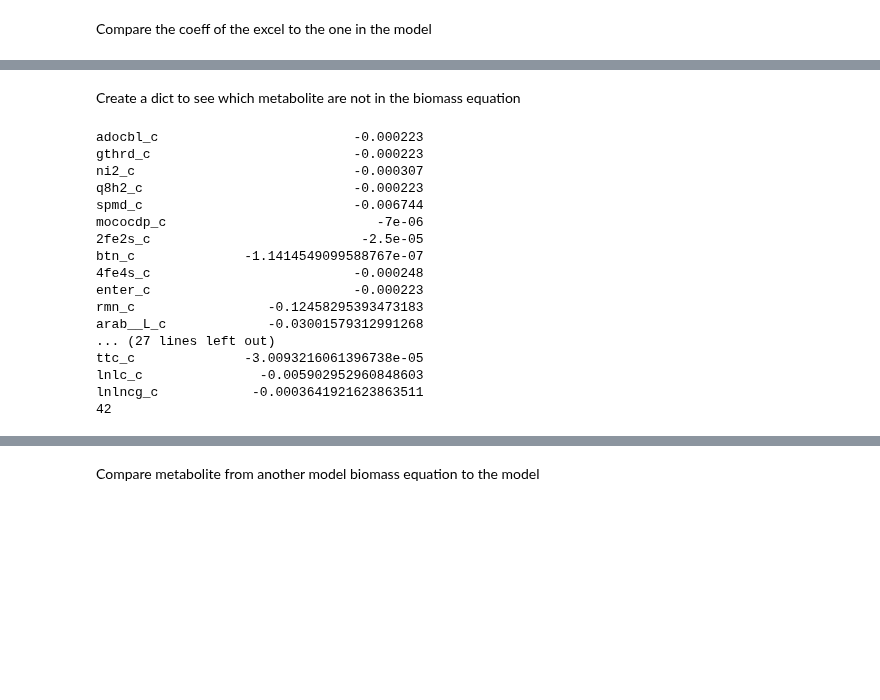
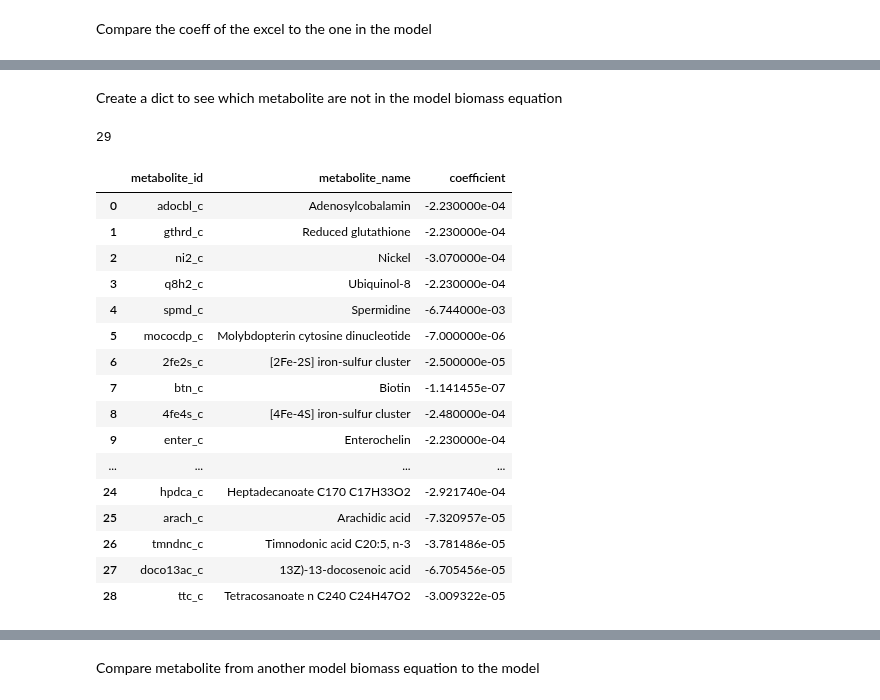
Before and after one commit to AzizBenA/iABA974_SoF1_GEM, a Jupyter notebook: Model/Model manipulation.ipynb, the cells around one changed output, grey strips where cells are left out. Cells and saved outputs as stored; diff of their text form; code cells hidden in the pictures; blank space fills up the shorter version.

```diff
--- a/Model/Model manipulation.ipynb
+++ b/Model/Model manipulation.ipynb
@@ -556,7 +677,7 @@ excel_data_charge
 # %% [markdown]
 ### Change formula of metabolite
 # %%
-metabolite_id = 'octadecacid_c'
+metabolite_id = 'Cytochrome b5 Synthesis:'
 metabolite = used_model.metabolites.get_by_id(metabolite_id)
 initial_formula = metabolite.formula
 metabolite.formula = 'C18H43O10'
@@ -638,7 +759,7 @@ EX_etoh_e
 0.0
 # %%
 # change bounds of the exchange reactions
-for element in reac:
+for element in reaction:
     reaction = copy_of_model.reactions.get_by_id(element)
     for metabolite, coefficient in reaction.metabolites.items():
         print(reaction.name)
@@ -669,7 +790,7 @@ Secretion
 # %% [markdown]
 Updating the coefficient and adding metabolites from the Solar Food Biomass Equation
 # %%
-file_path = 'C:\\Users\\adam-1y9pxi6q95ggpmx\\Documents\\PhD\\Data\\Models\\Manual Curation\\Biomass_equation.xlsx'
+file_path = 'C:\\Users\\adam-1y9pxi6q95ggpmx\\Documents\\PhD\\10-19 Research\\11 Data\\11.09 Models\\Manual Curation\\Biomass Equation\\Biomass_equation.xlsx'
 # Read Excel files into DataFrames
 pd_biomass = pd.read_excel(file_path)
 pd_biomass
@@ -725,11 +821,12 @@ for element in pd_biomass.Biomass_equation:
             # Get the value of the 'normalized_mmol/g' column for the current metabolite
             normalized_mmol_g = pd_biomass.loc[pd_biomass['Biomass_equation'] == element, 'normalized_mmol/g'].values[0]
             print(f'The metabolite from the solar food BE = {element} coefficient {normalized_mmol_g}')
-            print(f'The metabolite from the model = {metabolite.id} coefficient {coefficient}')
+            print(f'The metabolite from the model = {metabolite.id} initial coefficient {coefficient}')
             initial_coefficient = coefficient
             # Update the coefficient of the metabolite in the reaction
             reaction.add_metabolites({metabolite: normalized_mmol_g}, combine=False)
-            print(f'The coefficient was updated {initial_coefficient} ------> {coefficient}')
+            updated_coefficient = reaction.metabolites[metabolite]  # Get the updated coefficient
+            print(f'The coefficient was updated {initial_coefficient} ------> {updated_coefficient}')
             i += 1
             solution = copy_of_model.slim_optimize()
             print(solution)
@@ -789,35 +886,45 @@ pe160_p
 # %% [markdown]
-Create a dict to see which metabolite are not in the biomass equation
+Create a dict to see which metabolite are not in the model biomass equation
 # %%
-metabolite_not_found = {}
+df_met_notfound = pd.DataFrame(columns=['metabolite_id','metabolite_name','coefficient'])
+metabolomic_data = []
 i = 0
 reaction = copy_of_model.reactions.get_by_id('Growth')
 for element in pd_biomass.Biomass_equation:
     found = False
     for metabolite, coefficient in reaction.metabolites.items():
         if element == metabolite.id:
             found = True
     if not found:
         normalized_mmol_g = pd_biomass.loc[pd_biomass['Biomass_equation'] == element, 'normalized_mmol/g'].values[0]
-        print(f'{element:<15}  {normalized_mmol_g:>25}')
-        metabolite_not_found[element] = normalized_mmol_g
+        name = pd_biomass.loc[pd_biomass['Biomass_equation'] == element, 'Unnamed: 1'].values[0]
+        metabolomic_data.append({'metabolite_id': element, 'metabolite_name': name,'coefficient': normalized_mmol_g})
         i+=1
 print(i)
+
+# Create the df_metabolomic DataFrame from the list
+df_met_notfound = pd.concat([df_met_notfound, pd.DataFrame(metabolomic_data)], ignore_index=True)
+
+
+df_met_notfound.to_excel('C:\\Users\\adam-1y9pxi6q95ggpmx\\Desktop\\metabolitenotfound_biomass_equation.xlsx',index=False)
+
+df_met_notfound
 # %% [output]
-adocbl_c                         -0.000223
-gthrd_c                          -0.000223
-ni2_c                            -0.000307
-q8h2_c                           -0.000223
-spmd_c                           -0.006744
-mococdp_c                           -7e-06
-2fe2s_c                           -2.5e-05
-btn_c              -1.1414549099588767e-07
-4fe4s_c                          -0.000248
-enter_c                          -0.000223
-rmn_c                 -0.12458295393473183
-arab__L_c             -0.03001579312991268
-... (27 lines left out)
-ttc_c              -3.0093216061396738e-05
-lnlc_c               -0.005902952960848603
-lnlncg_c            -0.0003641921623863511
-42
+29
+|  | metabolite_id | metabolite_name | coefficient |
+| 0 | adocbl_c | Adenosylcobalamin | -2.230000e-04 |
+| 1 | gthrd_c | Reduced glutathione | -2.230000e-04 |
+| 2 | ni2_c | Nickel | -3.070000e-04 |
+| 3 | q8h2_c | Ubiquinol-8 | -2.230000e-04 |
+| 4 | spmd_c | Spermidine | -6.744000e-03 |
+| 5 | mococdp_c | Molybdopterin cytosine dinucleotide | -7.000000e-06 |
+| 6 | 2fe2s_c | [2Fe-2S] iron-sulfur cluster | -2.500000e-05 |
+| 7 | btn_c | Biotin | -1.141455e-07 |
+| 8 | 4fe4s_c | [4Fe-4S] iron-sulfur cluster | -2.480000e-04 |
+| 9 | enter_c | Enterochelin | -2.230000e-04 |
+| ... | ... | ... | ... |
+| 24 | hpdca_c | Heptadecanoate C170 C17H33O2 | -2.921740e-04 |
+| 25 | arach_c | Arachidic acid | -7.320957e-05 |
+| 26 | tmndnc_c | Timnodonic acid C20:5, n-3 | -3.781486e-05 |
+| 27 | doco13ac_c | 13Z)-13-docosenoic acid | -6.705456e-05 |
+| 28 | ttc_c | Tetracosanoate n C240 C24H47O2 | -3.009322e-05 |
```
Also changed, not shown: parts of 64 cells of this notebook.
